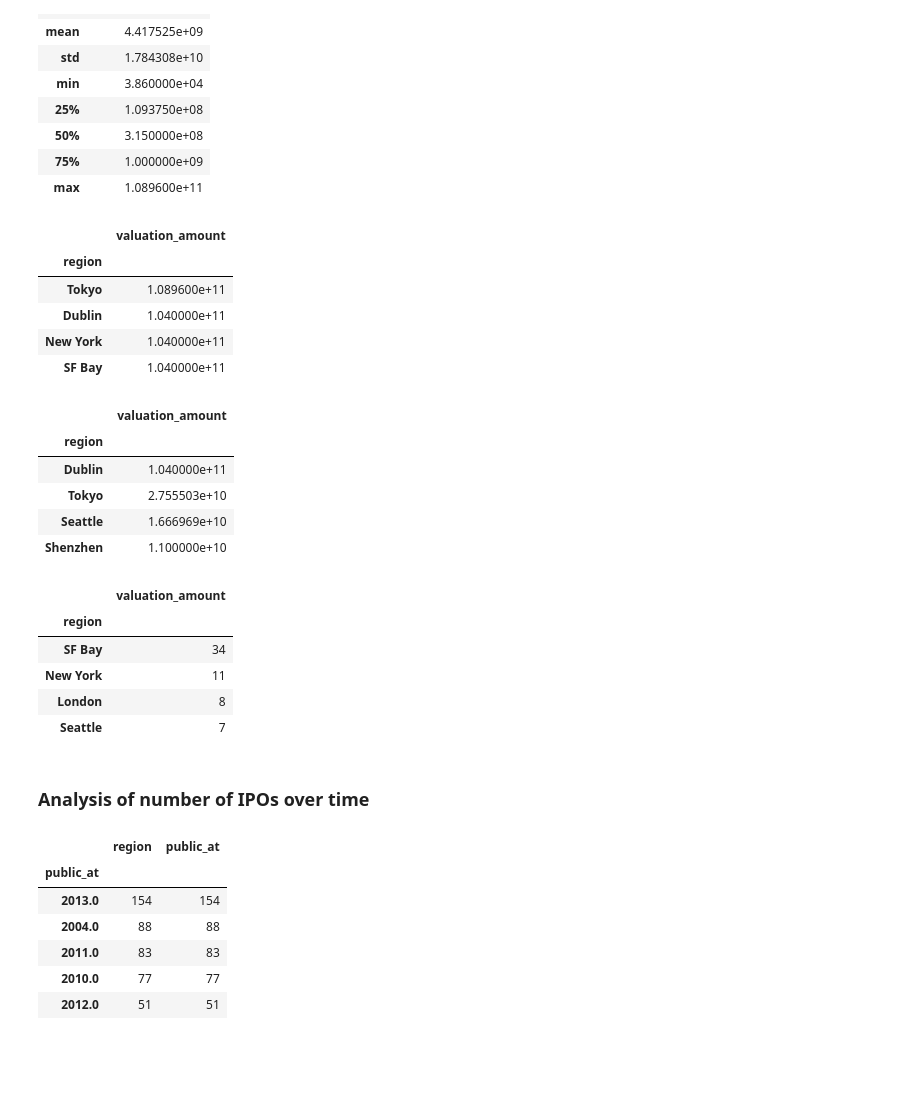
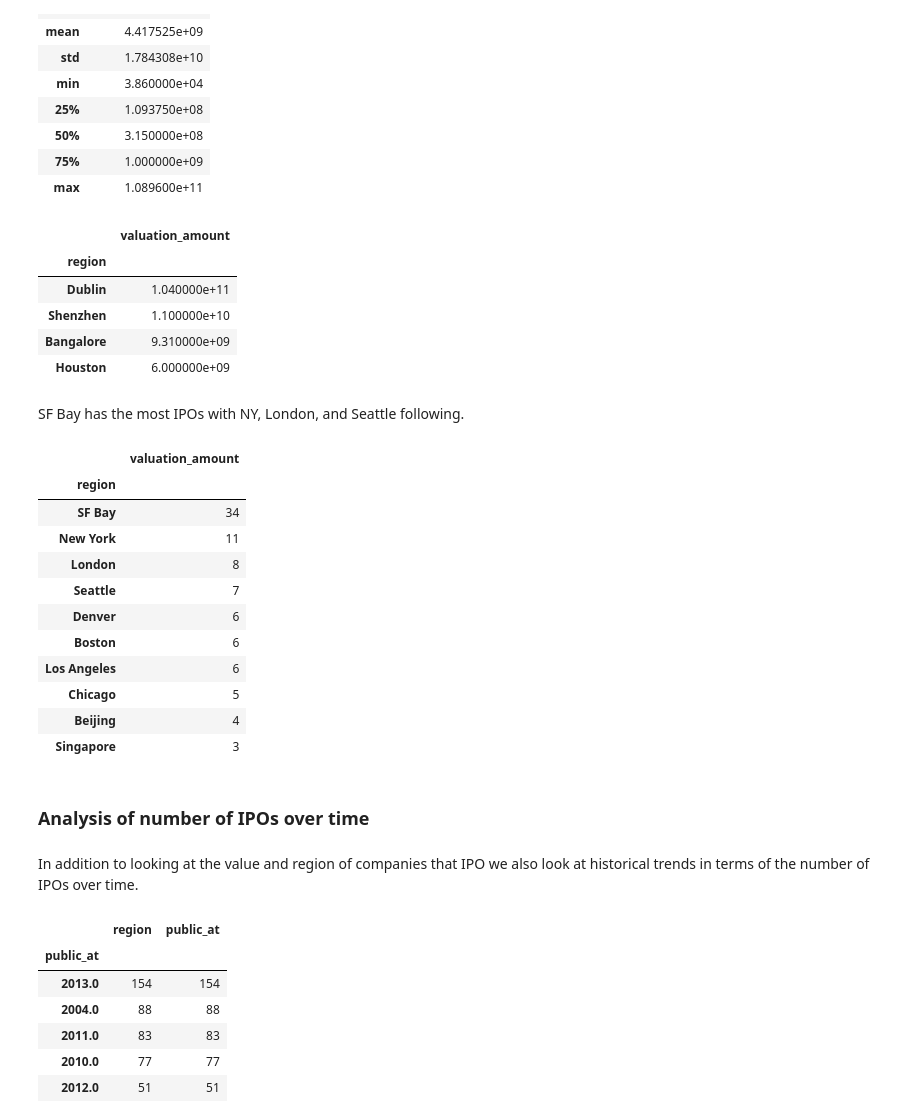
Before and after one commit to berkeley-stat159-f17/project-3-p2-mo-ma-ne, a Jupyter notebook: cb_offices.ipynb, the cells around one changed output. Saved outputs shown, nothing was run; the diff lists cells and outputs as text; code cells hidden in the pictures; blank space fills up the shorter version.

```diff
--- a/cb_offices.ipynb
+++ b/cb_offices.ipynb
@@ -69,12 +79,16 @@ In particular, consider the max valuation, mean, and number by region.
 # %%
-# look at valuation by region
-region = offices_ipos[~offices_ipos.valuation_amount.isnull()].region
+# look distribution of valuation amounts
+offices_ipos_us = offices_ipos[offices_ipos.valuation_currency_code == 'USD']
+val_us = pd.to_numeric(offices_ipos_us[~offices_ipos_us.valuation_amount.isnull()].valuation_amount)
+region = offices_ipos_us[~offices_ipos_us.valuation_amount.isnull()].region
 df_region_val = pd.concat([region, val], axis=1)
 df_region_val.describe()
-# a=sns.boxplot(df_region_val.region, df_region_val.valuation_amount)
-# a.set_ylabel('valuation amount')
-# a.set_title('valuation by region')
-# a.set_xticklabels(labels=df_region_val.region, rotation=90);
+
+# look at valuation by region
+#a=sns.boxplot(df_region_val.region, df_region_val.valuation_amount)
+#a.set_ylabel('valuation amount')
+#a.set_title('valuation by region')
+#a.set_xticklabels(labels=df_region_val.region, rotation=90);
 # %% [output]
 |  | valuation_amount |
 | count | 1.670000e+02 |
@@ -89,40 +103,39 @@ df_region_val.describe()
 # perform calculations on a per region basis
 reg = df_region_val.groupby(['region'])
 # %%
-# max ipo valuation by region
-m = reg.max()
-m.sort_values(by='valuation_amount', ascending=False)[0:4]
+# median ipo valuation by region
+ave = reg.median()
+ave.sort_values(by='valuation_amount', ascending=False)[0:4]
 # %% [output]
 |  | valuation_amount |
 | region |  |
-| Tokyo | 1.089600e+11 |
 | Dublin | 1.040000e+11 |
-| New York | 1.040000e+11 |
-| SF Bay | 1.040000e+11 |
+| Shenzhen | 1.100000e+10 |
+| Bangalore | 9.310000e+09 |
+| Houston | 6.000000e+09 |
+# %% [markdown]
+SF Bay has the most IPOs with NY, London, and Seattle following.
 # %%
-# mean ipo valuation by region
-ave = reg.mean()
-ave.sort_values(by='valuation_amount', ascending=False)[0:4]
+# sort regions by number of ipos (that had valutation amount)
+num = reg.count()
+num.sort_values(by='valuation_amount', ascending=False)[0:10]
 # %% [output]
 |  | valuation_amount |
 | region |  |
-| Dublin | 1.040000e+11 |
-| Tokyo | 2.755503e+10 |
-| Seattle | 1.666969e+10 |
-| Shenzhen | 1.100000e+10 |
+| SF Bay | 34 |
+| New York | 11 |
+| London | 8 |
+| Seattle | 7 |
+| Denver | 6 |
+| Boston | 6 |
+| Los Angeles | 6 |
+| Chicago | 5 |
+| Beijing | 4 |
+| Singapore | 3 |
-# %%
-# sort regions by number of ipos (that had valutation amount)
-num = reg.count()
-num.sort_values(by='valuation_amount', ascending=False)[0:4]
-# %% [output]
-|  | valuation_amount |
-| region |  |
-| SF Bay | 34 |
-| New York | 11 |
-| London | 8 |
-| Seattle | 7 |
 # %% [markdown]
 ### Analysis of number of IPOs over time
+# %% [markdown]
+In addition to looking at the value and region of companies that IPO we also look at historical trends in terms of the number of IPOs over time.
 # %%
 # plot number of ipos by year with different color for each region
 # now don't filter to ones with valuation amount only
```
Also changed, not shown: parts of 17 cells of this notebook.
